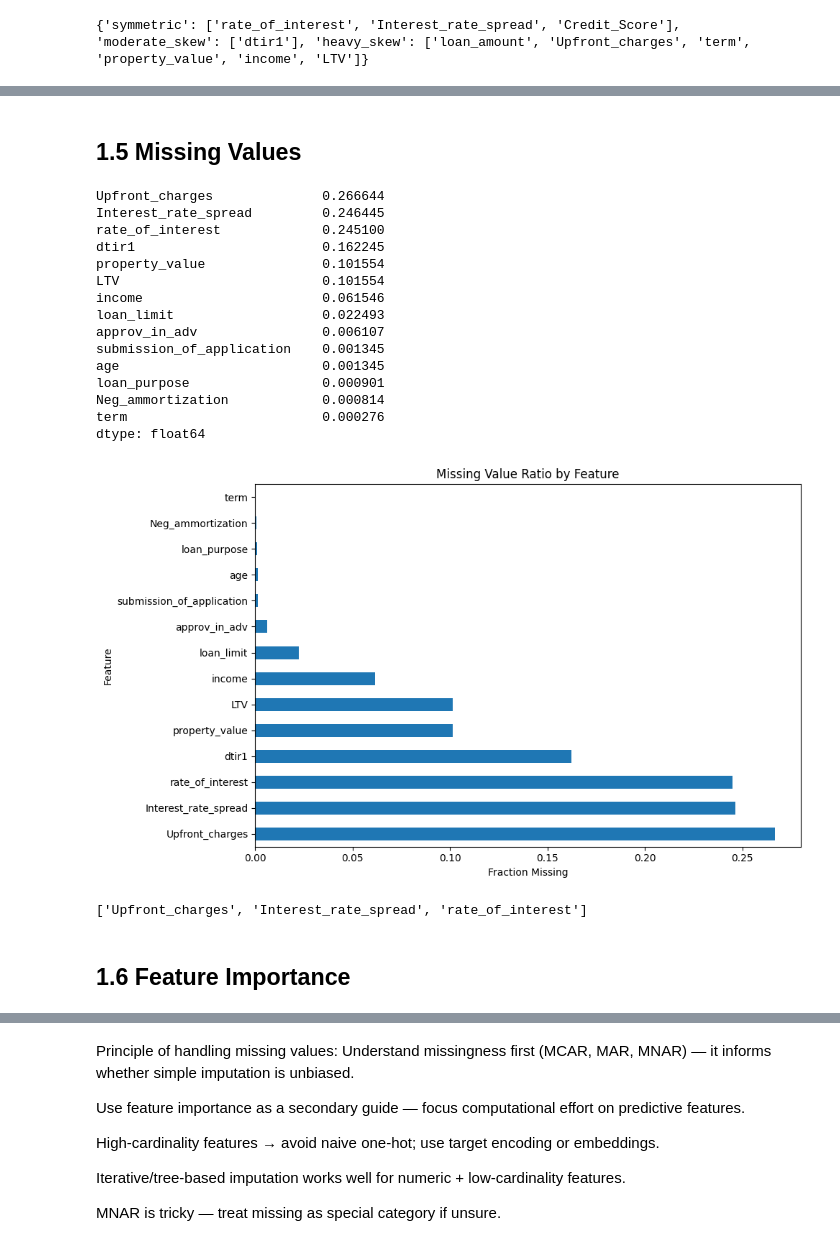
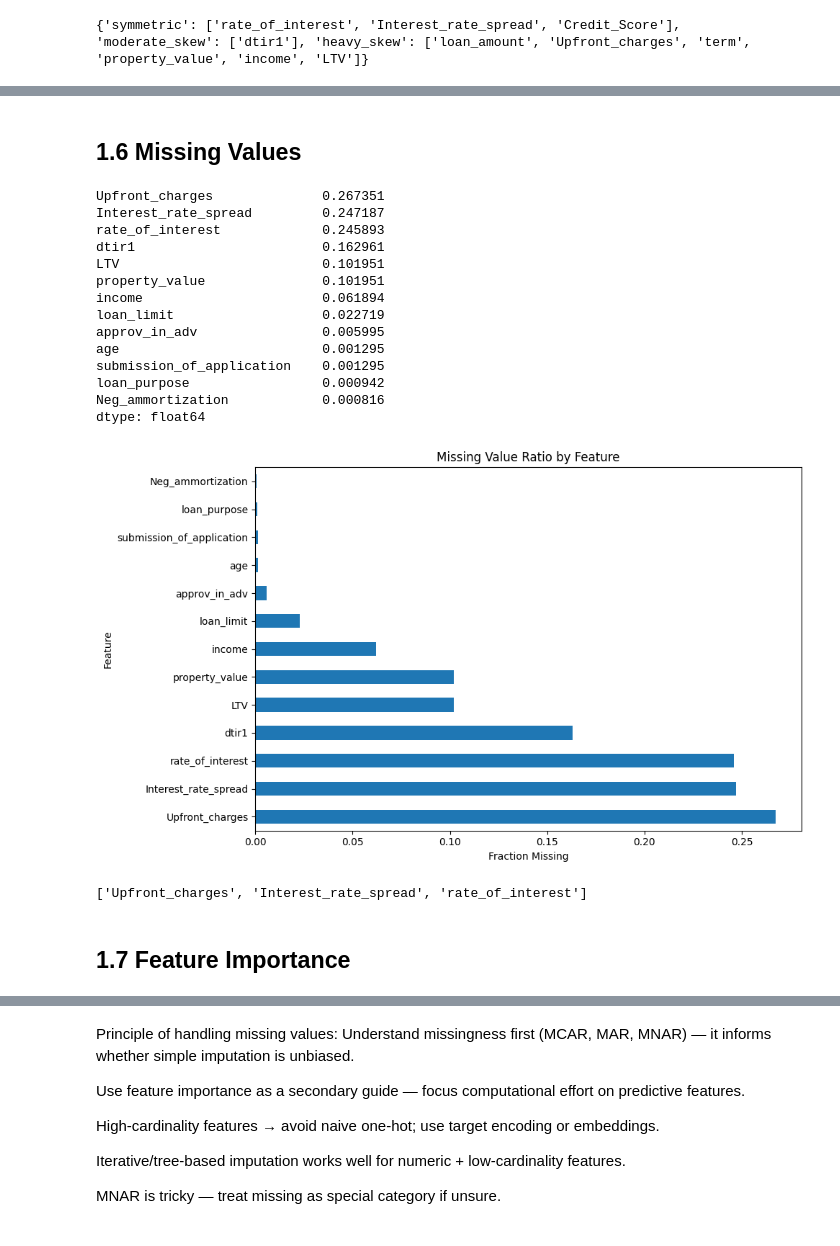
Before and after one commit to qiulanzeng/Loan-Default-Prediction, a Jupyter notebook: loan_default_prediction.ipynb, the cells around one changed output, grey strips where cells are left out. Drawn from its saved outputs; the diff is of its cells as text; code cells hidden in the pictures.

Commit message:
succeed in training

```diff
--- a/loan_default_prediction.ipynb
+++ b/loan_default_prediction.ipynb
@@ -268,0 +606,43 @@ print(numerical_features)
+# %%
+def apply_preprocess(df, outlier_processing, iqr_outliers=None, verbose=True):
+    """
+    Apply preprocessing functions to a DataFrame according to rules.
+
+    Args:
+        df: pandas DataFrame
+        outlier_processing: dictionary of preprocess rules (like outlier_processing_lr_nn)
+        iqr_outliers: DataFrame with outlier info from training data
+        verbose: whether to print logging info
+
+    Returns:
+        df: processed DataFrame
+    """
+    for col, funcs in outlier_processing.items():
+        if not isinstance(funcs, list):
+            funcs = [funcs]
+
+        for func in funcs:
+            # Function takes only df
+            if func.__code__.co_argcount == 1:
+                df = func(df)
+                print(col)
+            # Function takes df, col, iqr_outliers
+            elif func.__code__.co_argcount >= 2:
+                if verbose and col in iqr_outliers.index:
+                    upper = iqr_outliers.loc[col, 'upper_cap']
+                    pct_out = iqr_outliers.loc[col, 'percent_outliers']
+                    print(f"[{col}] Applying {func.__name__}: {pct_out}% outliers, upper cap={upper}")
+                df = func(df, col, iqr_outliers)
+            else:
+                raise ValueError(f"Cannot determine arguments for function {func.__name__}")
+    if verbose:
+        print("Preprocessing completed.\n")
+    return df
+# %%
+# Logistic/NN model preprocessing
+X_train_lr_nn = apply_preprocess(X_train.copy(), outlier_processing_lr_nn, iqr_outliers)
+X_test_lr_nn  = apply_preprocess(X_test.copy(), outlier_processing_lr_nn, iqr_outliers)
+
+# # Tree-based model preprocessing
+# X_train_tree = apply_preprocess(X_train.copy(), outlier_processing_tree, iqr_outliers)
+# X_test_tree  = apply_preprocess(X_test.copy(), outlier_processing_tree, iqr_outliers)
@@ -269,48 +667,47 @@ print(numerical_features)
 # %% [markdown]
-## 1.5 Missing Values
+## 1.6 Missing Values
 # %%
 def calculate_missing_ratio(df):
     # Calculate the proportion of missing values
     missing_ratio = df.isnull().mean().sort_values(ascending=False)
 
     # Display only columns with missing values
     missing_ratio = missing_ratio[missing_ratio > 0]
     print(missing_ratio)
 
     # Plot missing value ratio
     plt.figure(figsize=(10, 6))
     missing_ratio.plot(kind='barh')
     plt.title("Missing Value Ratio by Feature")
     plt.xlabel("Fraction Missing")
     plt.ylabel("Feature")
     plt.tight_layout()
     plt.show()
 
     return missing_ratio
-missing_ratio = calculate_missing_ratio(X)
+missing_ratio = calculate_missing_ratio(X_train_lr_nn)
 threshold = 0.2
 
 # Get columns with high missing ratio
 high_missing_ratio_features = missing_ratio[missing_ratio > threshold].index.tolist()
 print(high_missing_ratio_features)
 # %% [output]
-Upfront_charges              0.266644
-Interest_rate_spread         0.246445
-rate_of_interest             0.245100
-dtir1                        0.162245
-property_value               0.101554
-LTV                          0.101554
-income                       0.061546
-loan_limit                   0.022493
-approv_in_adv                0.006107
-submission_of_application    0.001345
-age                          0.001345
-loan_purpose                 0.000901
-Neg_ammortization            0.000814
-term                         0.000276
+Upfront_charges              0.267351
+Interest_rate_spread         0.247187
+rate_of_interest             0.245893
+dtir1                        0.162961
+LTV                          0.101951
+property_value               0.101951
+income                       0.061894
+loan_limit                   0.022719
+approv_in_adv                0.005995
+age                          0.001295
+submission_of_application    0.001295
+loan_purpose                 0.000942
+Neg_ammortization            0.000816
 dtype: float64
-[figure, old version]
+[figure, new version]
 ['Upfront_charges', 'Interest_rate_spread', 'rate_of_interest']
 # %% [markdown]
-## 1.6 Feature Importance
+## 1.7 Feature Importance
 # %%
```
Also changed, not shown: parts of 55 cells of this notebook, 1 other file.
